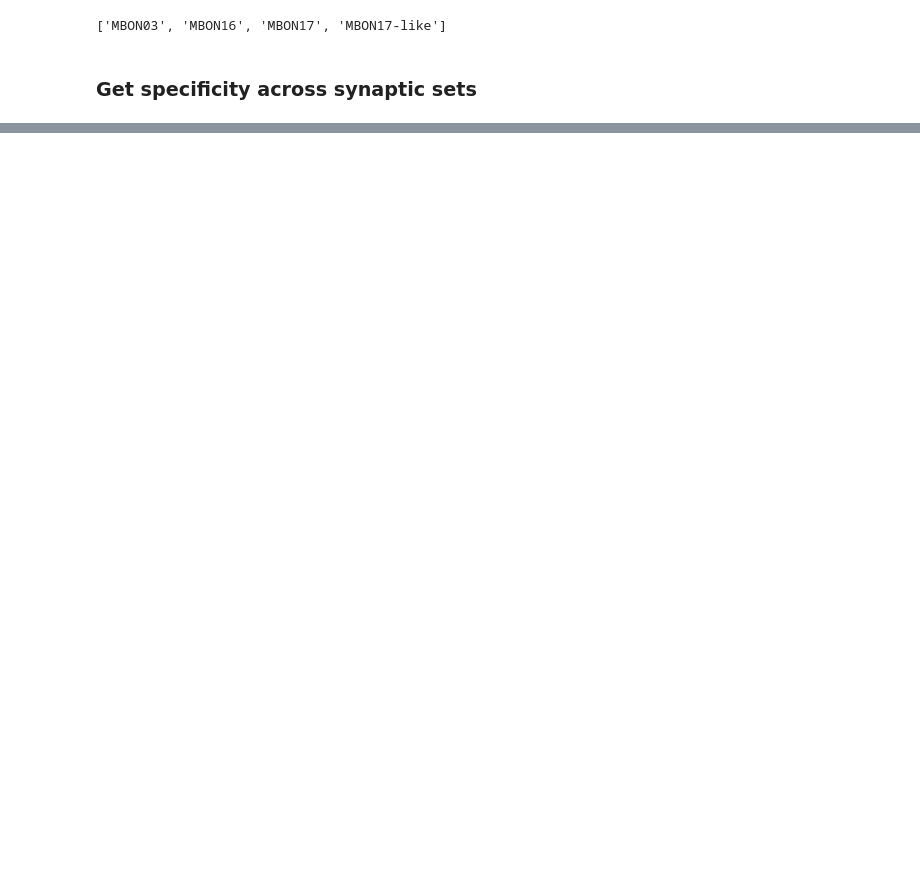
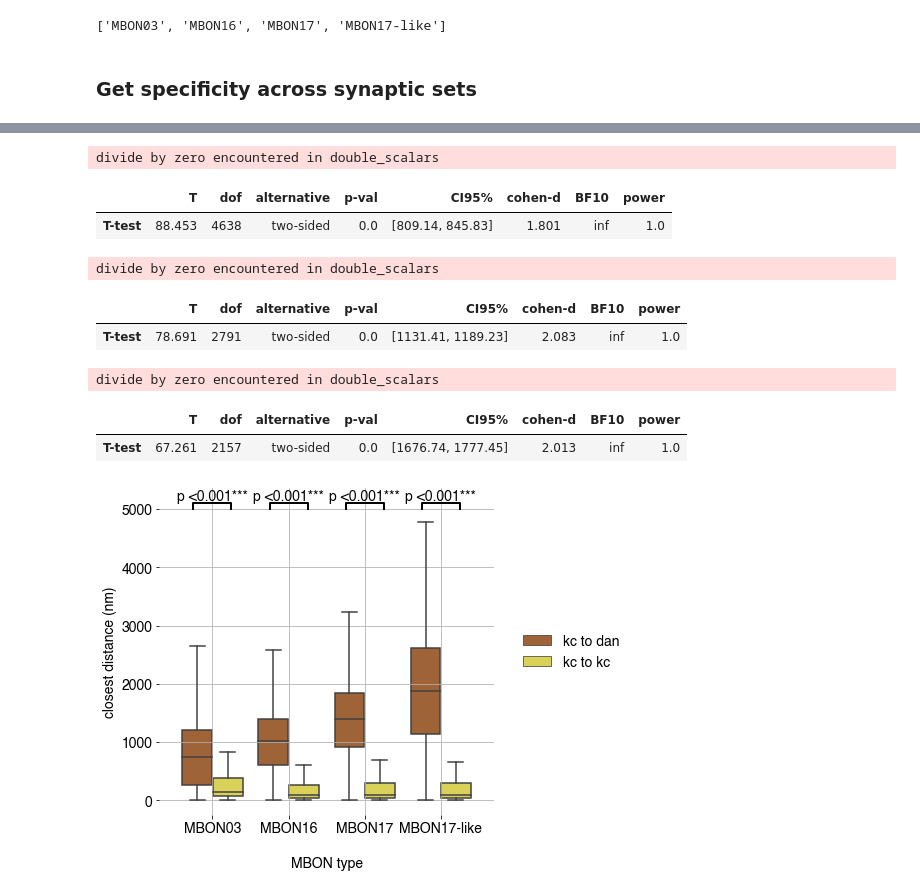
Before and after one commit to jagannathancolabs/2022_postsynapticplasticity, a Jupyter notebook: python/kcmbon_postsynapticspecificity.ipynb, the cells around one changed output, grey strips where cells are left out. Drawn from its saved outputs; the diff is of its cells as text; code cells hidden in the pictures; blank space fills up the shorter version.

Commit message:
updated for across synapse specificity

```diff
--- a/python/kcmbon_postsynapticspecificity.ipynb
+++ b/python/kcmbon_postsynapticspecificity.ipynb
@@ -1068,0 +828,3 @@ ax.dist = dist
+# %%
+allplotsynlocationsdistance_df = pd.DataFrame([])
+allstatssynlocationsdistance_df = pd.DataFrame([])
@@ -1068,0 +897,77 @@ ax.dist = dist
+# %%
+ttest(allstatssynlocationsdistance_df[(allstatssynlocationsdistance_df['mbon_type'] == 'MBON16')]['distance_kctodan_nm'],
+      allstatssynlocationsdistance_df[(allstatssynlocationsdistance_df['mbon_type'] == 'MBON16')]['distance_kctokc_nm'],
+      paired=True).round(3)
+# %% [output]
+divide by zero encountered in double_scalars
+|  | T | dof | alternative | p-val | CI95% | cohen-d | BF10 | power |
+| T-test | 88.453 | 4638 | two-sided | 0.0 | [809.14, 845.83] | 1.801 | inf | 1.0 |
+# %%
+ttest(allstatssynlocationsdistance_df[(allstatssynlocationsdistance_df['mbon_type'] == 'MBON17')]['distance_kctodan_nm'],
+      allstatssynlocationsdistance_df[(allstatssynlocationsdistance_df['mbon_type'] == 'MBON17')]['distance_kctokc_nm'],
+      paired=True).round(3)
+# %% [output]
+divide by zero encountered in double_scalars
+|  | T | dof | alternative | p-val | CI95% | cohen-d | BF10 | power |
+| T-test | 78.691 | 2791 | two-sided | 0.0 | [1131.41, 1189.23] | 2.083 | inf | 1.0 |
+# %%
+ttest(allstatssynlocationsdistance_df[(allstatssynlocationsdistance_df['mbon_type'] == 'MBON17-like')]['distance_kctodan_nm'],
+      allstatssynlocationsdistance_df[(allstatssynlocationsdistance_df['mbon_type'] == 'MBON17-like')]['distance_kctokc_nm'],
+      paired=True).round(3)
+# %% [output]
+divide by zero encountered in double_scalars
+|  | T | dof | alternative | p-val | CI95% | cohen-d | BF10 | power |
+| T-test | 67.261 | 2157 | two-sided | 0.0 | [1676.74, 1777.45] | 2.013 | inf | 1.0 |
+# %%
+distance_cmap = {
+    'distance_kctodan_nm': (0.6862745098039216, 0.3803921568627451, 0.1450980392156863), #'PAM06_a'
+    'distance_kctokc_nm': (0.9411764705882353, 0.8941176470588236, 0.25882352941176473)  #'KCa'b'-m'
+}
+# %%
+def statannotation(ax, x1, x2, y,text):
+    h = 100
+    text_offset = 0.5
+
+    line_x, line_y = [x1, x1, x2, x2], [y, y + h, y + h, y]
+
+    ax.plot(line_x, line_y, lw=2, c='black')
+    ann = ax.annotate(text, xy=(np.mean([x1, x2]), y + h),
+                      xytext=(0, text_offset), textcoords='offset points',
+                      xycoords='data', ha='center', va='bottom',
+                      fontsize=label_fontsize-2, clip_on=False, annotation_clip=False)
+# %%
+fig = plt.figure(figsize=(6, 6))
+gs_main = gridspec.GridSpec(1, 1)
+gs_main.update(wspace=0, hspace=0)
+
+#set up the legend..
+gs = gridspec.GridSpecFromSubplotSpec(1, 1, subplot_spec=gs_main[0])
+ax = fig.add_subplot(gs[0])
+
+ax = sns.boxplot(x="mbon_type", y="distance", hue="type", data=allplotsynlocationsdistance_df, showfliers = False, palette=distance_cmap)
+
+# string_val = 't(' + str(np.round(res_mbon03['dof'].values[0],2)) + ')= ' + str(np.round(res_mbon03['T'].values[0],2)) + ', p' + ' <0.001***'+ \
+#               "\nCohens'd: " + str(np.round(res_mbon03['cohen-d'].values[0],2))
+
+string_val = 'p' + ' <0.001***'
+statannotation(ax = ax, x1 = -0.25, x2 = 0.25, y = 5000, text = string_val)
+
+statannotation(ax = ax, x1 = 1-0.25, x2 = 1.25, y = 5000, text = string_val)
+
+statannotation(ax = ax, x1 = 2-0.25, x2 = 2.25, y = 5000, text = string_val)
+
+statannotation(ax = ax, x1 = 3-0.25, x2 = 3.25, y = 5000, text = string_val)
+
+handles, labels = ax.get_legend_handles_labels()
+labels = ['kc to dan', 'kc to kc']
+ax.legend(handles, labels, loc='center left',
+          bbox_to_anchor=(1.05, 0.5),prop={'size': label_fontsize-2},frameon=False)
+
+ax.tick_params(axis='both', which='major', labelsize=label_fontsize-2)
+plt.box(False)
+ax.grid(True)
+ax.set_ylabel('closest distance (nm)',fontsize=label_fontsize-2, weight = 'bold')
+ax.set_xlabel('\nMBON type',fontsize=label_fontsize-2, weight = 'bold')
+plt.savefig('figures/postsynapse_mbon_specificity.png', dpi=300, bbox_inches='tight')
+# %% [output]
+[figure, added]
```
Also changed, not shown: parts of 102 cells of this notebook, 6 other files.
